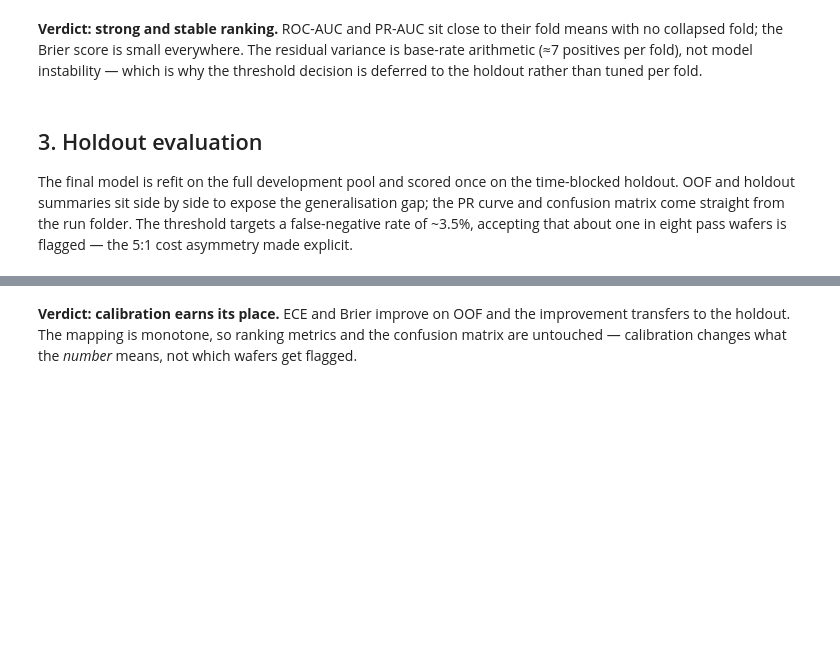
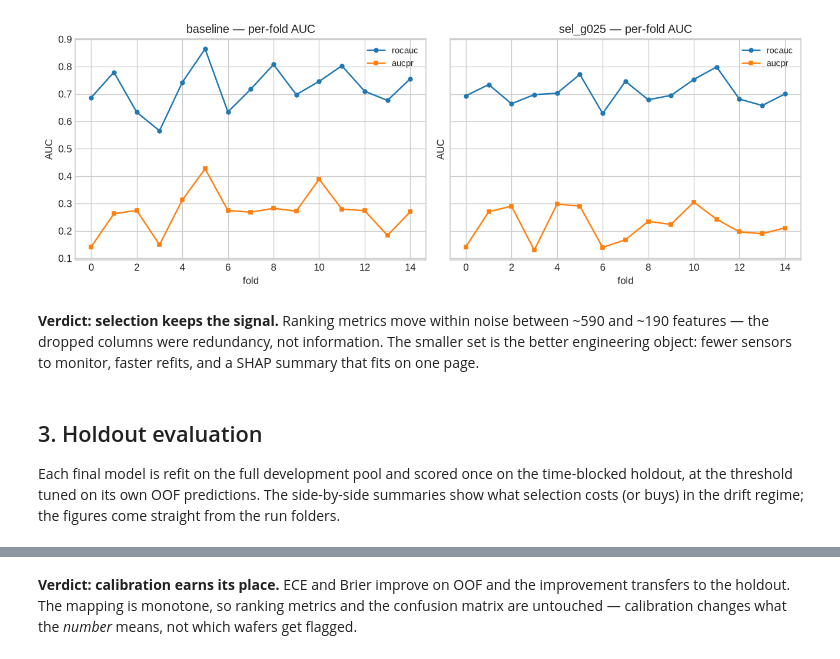
Before and after one commit to CJRockball/semcon, a Jupyter notebook: notebooks/model_results.ipynb, the cells around one changed output, grey strips where cells are left out. Cells and saved outputs as stored; diff of their text form; code cells hidden in the pictures; blank space fills up the shorter version.

```diff
--- a/notebooks/model_results.ipynb
+++ b/notebooks/model_results.ipynb
@@ -70,3 +102,8 @@ is the honest stability estimate.
 # %%
-cv = table('cv_metrics_xgb1.csv')
-cv.describe().T.round(4)
+cv_base = table('cv_metrics_xgb1.csv', run=RUN_BASE)
+cv_main = table('cv_metrics_xgb1.csv')
+
+cmp = pd.DataFrame({'baseline': cv_base[['aucpr', 'rocauc', 'brier']].mean(),
+                    'sel_g025': cv_main[['aucpr', 'rocauc', 'brier']].mean()})
+cmp['delta'] = cmp['sel_g025'] - cmp['baseline']
+cmp.round(4)
@@ -73,33 +147,25 @@ cv.describe().T.round(4)
 # %%
-roc_cols = [c for c in cv.columns if 'roc' in c.lower()]
-pr_cols = [c for c in cv.columns if 'pr' in c.lower() and 'auc' in c.lower()]
-brier_cols = [c for c in cv.columns if 'brier' in c.lower()]
-x = np.arange(len(cv))
-
-fig, axes = plt.subplots(1, 2, figsize=(11, 4))
-for c in roc_cols + pr_cols:
-    axes[0].plot(x, cv[c], 'o-', ms=4, label=c)
-    axes[0].axhline(cv[c].mean(), ls='--', lw=1, alpha=0.5)
-for c in brier_cols:
-    axes[1].plot(x, cv[c], 's-', ms=4, label=c)
-axes[0].set(title='Ranking metrics per fold', xlabel='fold', ylabel='AUC')
-axes[0].legend(fontsize=9)
-axes[1].set(title='Brier score per fold', xlabel='fold', ylabel='Brier')
+fig, axes = plt.subplots(1, 2, figsize=(11, 4), sharey=True)
+for ax, cvx, ttl in zip(axes, [cv_base, cv_main], ['baseline', 'sel_g025']):
+    x = np.arange(len(cvx))
+    ax.plot(x, cvx['rocauc'], 'o-', ms=4, label='rocauc')
+    ax.plot(x, cvx['aucpr'], 's-', ms=4, label='aucpr')
+    ax.set(title=f'{ttl} — per-fold AUC', xlabel='fold', ylabel='AUC')
+    ax.legend(fontsize=9)
 plt.tight_layout()
 plt.show()
+# %% [output]
+[figure, added]
 # %% [markdown]
-**Verdict: strong and stable ranking.** ROC-AUC and PR-AUC sit close to their
-fold means with no collapsed fold; the Brier score is small everywhere. The
-residual variance is base-rate arithmetic (≈7 positives per fold), not model
-instability — which is why the threshold decision is deferred to the holdout
-rather than tuned per fold.
+**Verdict: selection keeps the signal.** Ranking metrics move within noise
+between ~590 and ~190 features — the dropped columns were redundancy, not
+information. The smaller set is the better engineering object: fewer sensors
+to monitor, faster refits, and a SHAP summary that fits on one page.
 # %% [markdown]
 ## 3. Holdout evaluation
 
-The final model is refit on the full development pool and scored once on the
-time-blocked holdout. OOF and holdout summaries sit side by side to expose the
-generalisation gap; the PR curve and confusion matrix come straight from the run
-folder. The threshold targets a false-negative rate of ~3.5%, accepting that
-about one in eight pass wafers is flagged — the 5:1 cost asymmetry made
-explicit.
+Each final model is refit on the full development pool and scored once on the
+time-blocked holdout, at the threshold tuned on its own OOF predictions. The
+side-by-side summaries show what selection costs (or buys) in the drift
+regime; the figures come straight from the run folders.
 # %%
```
Also changed, not shown: parts of 19 cells of this notebook, 2 other files.
